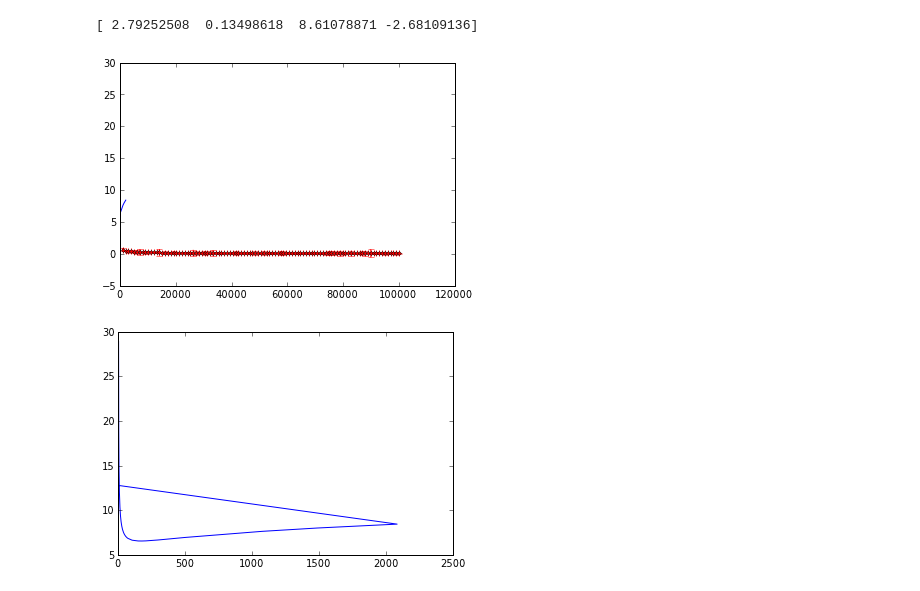
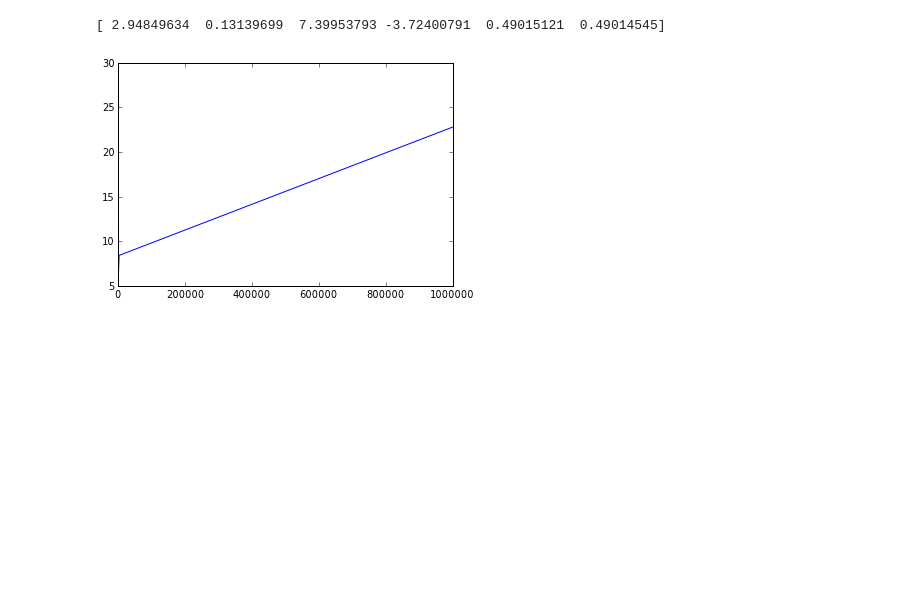
Before and after one commit to mmille60/PHYS202-SP2013, a Jupyter notebook: Project/plotting for ptoject.ipynb, the cells around one changed output. Drawn from its saved outputs; the diff is of its cells as text; code cells hidden in the pictures; blank space fills up the shorter version.

```diff
--- a/Project/plotting for ptoject.ipynb
+++ b/Project/plotting for ptoject.ipynb
@@ -85,25 +89,35 @@ errorbar(x,y,yn-y,0,'r.')
 # %%
 from scipy.optimize import curve_fit
-def func(s,Z,B,Y,Y2):
+def func(s,Z,B,Y,Y2,n1,n2):
+    #hb=6.626*10**-34
+    #c=3*10**8
+    #n1=.462
+    #n2=.550
+    ma=1.67*10**-27
+    mb=1.67*10**-27
+    M=2.15
+    sM=(ma+mb+M)**2
     sig=Z+B*(log(s/sM))**2+Y*(sM/s)**n1-Y2*(sM/s)**n2
     return sig
 x=linspace(0,10**5,100)
 popt, pcov = curve_fit(func, plab_elas, sig_elas)
 print popt
-errorbar(s,y,yn-y,0,'r.')
-plot(plab_elas,func(plab_elas,popt[0],popt[1],popt[2],popt[3]))
+#errorbar(s,y,yn-y,0,'r.')
+#plot(plab_elas,func(plab_elas,popt[0],popt[1],popt[2],popt[3],popt[4],popt[5]))
+s = linspace(2,100000.02,.01)
+#plot(s,func(s,popt[0],popt[1],popt[2],popt[3],popt[4],popt[5]))
 show()
 
 
 #Make an array with one more x value
 xex = zeros(len(plab_elas)+1,float)
 xex[0:-1] = plab_elas.copy()
-xex[-1] = 6.
+for i in range(10**3,10**6):
+    xex[-1] = i
 
-plot(xex,func(xex,popt[0],popt[1],popt[2],popt[3]))
+plot(xex,func(xex,popt[0],popt[1],popt[2],popt[3],popt[4],popt[5]))
 show()
 # %% [output]
-[ 2.79252508  0.13498618  8.61078871 -2.68109136]
+[ 2.94849634  0.13139699  7.39953793 -3.72400791  0.49015121  0.49014545]
-[figure, old version]
+[figure, new version]
-[figure, removed]
 # %%
```
Also changed, not shown: parts of 4 cells of this notebook, 5 other files.
